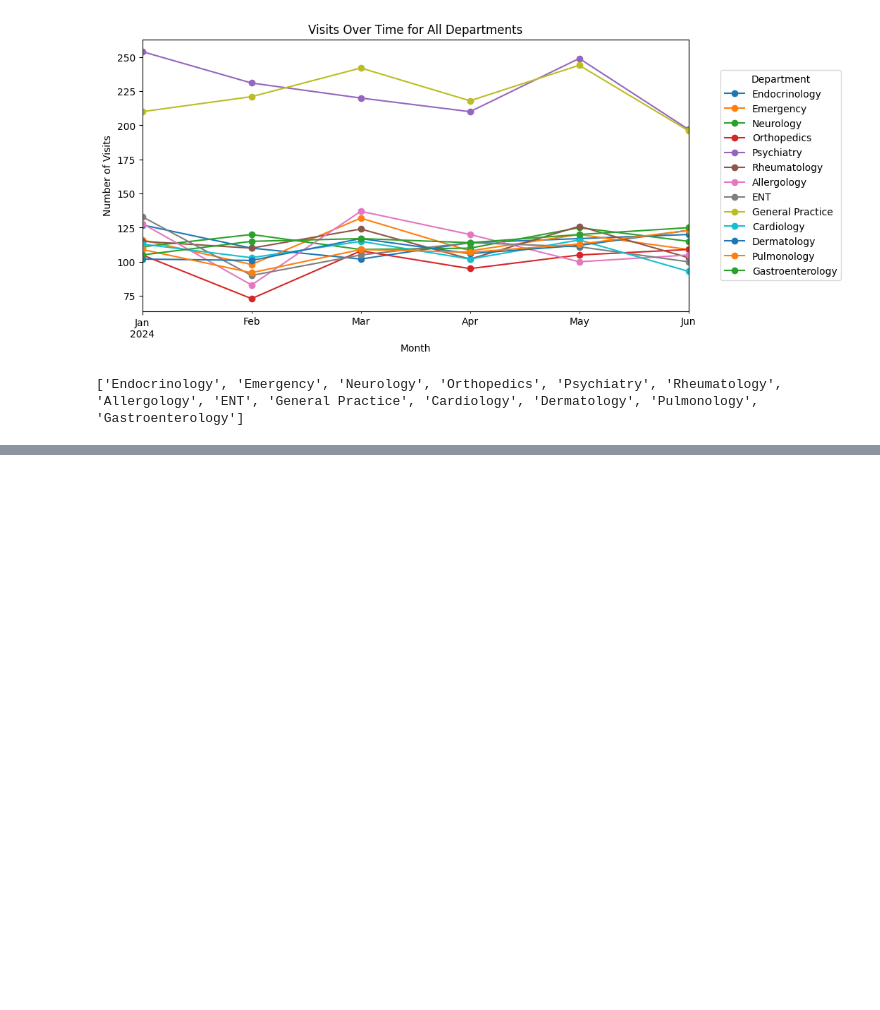
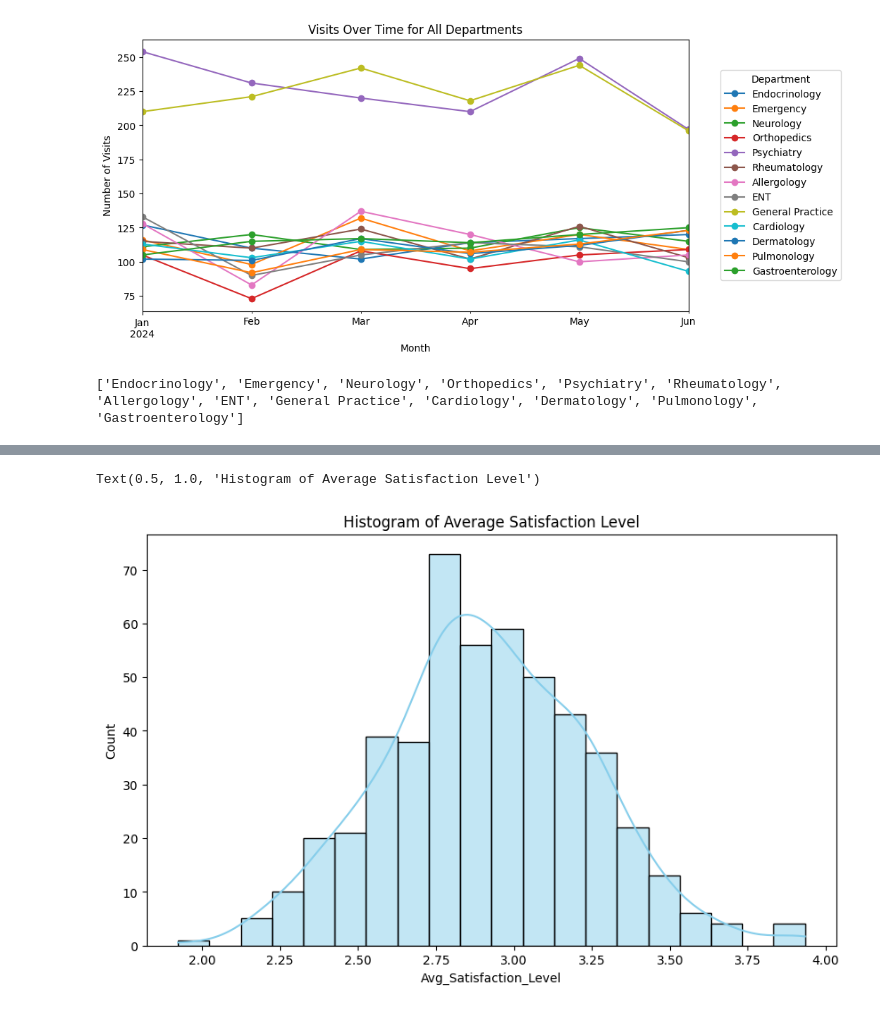
Before and after one commit to gugaffranco/datapreprocessing, a Jupyter notebook: G08 - Code.ipynb, the cells around one changed output, grey strips where cells are left out. Cells and saved outputs as stored; diff of their text form; code cells hidden in the pictures; blank space fills up the shorter version.

```diff
--- a/G08 - Code.ipynb
+++ b/G08 - Code.ipynb
@@ -564,16 +341,0 @@ ABT_city_hospital.set_index('Patient ID', inplace=True)
-# %%
-ABT_city_hospital['Current_Age'] = ABT_city_hospital['Current_Age'].astype('int64')
-
-categorical_cols_to_convert = [
-    'Current_Gender',
-    'City_of_Residence',
-    'Current_Profession',
-    'Current_Insurance_Provider',
-    'Family_History',
-    'Education_Level',
-    'Current_Marital_Status'
-]
-
-conversion_map = {col: 'category' for col in categorical_cols_to_convert}
-
-ABT_city_hospital = ABT_city_hospital.astype(conversion_map)
@@ -726,0 +464,9 @@ Visit_Month
+# %%
+# Generate a histogram for the Average Satisfaction Level
+
+plt.figure(figsize=(10, 6))
+sns.histplot(ABT_city_hospital['Avg_Satisfaction_Level'], bins=20, color='skyblue', kde=True)
+plt.title('Histogram of Average Satisfaction Level')
+# %% [output]
+Text(0.5, 1.0, 'Histogram of Average Satisfaction Level')
+[figure, added]
```
Also changed, not shown: parts of 55 cells of this notebook.
